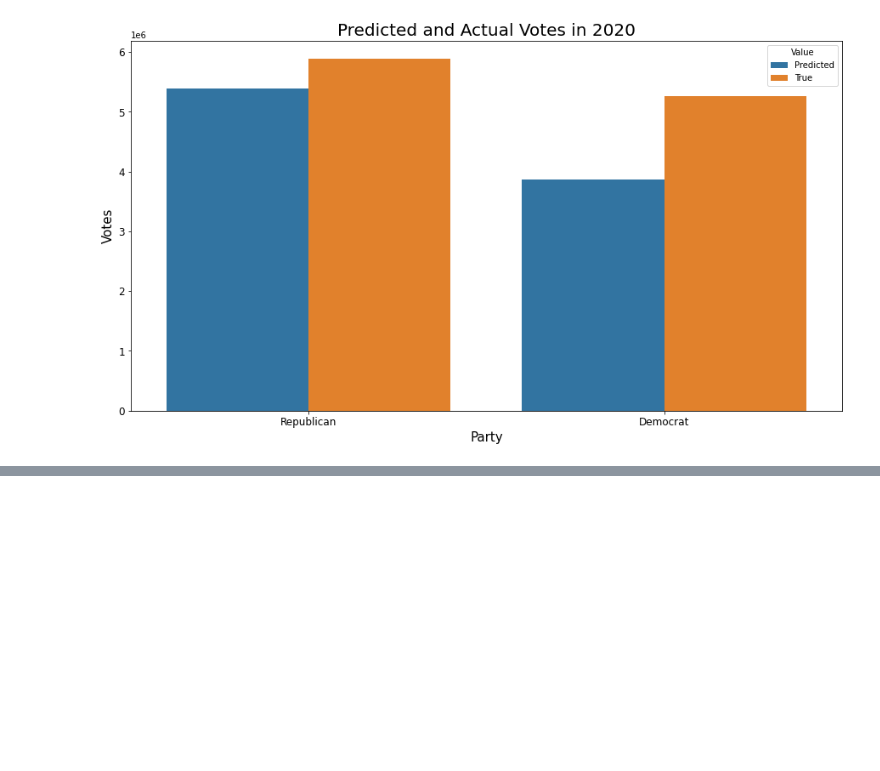
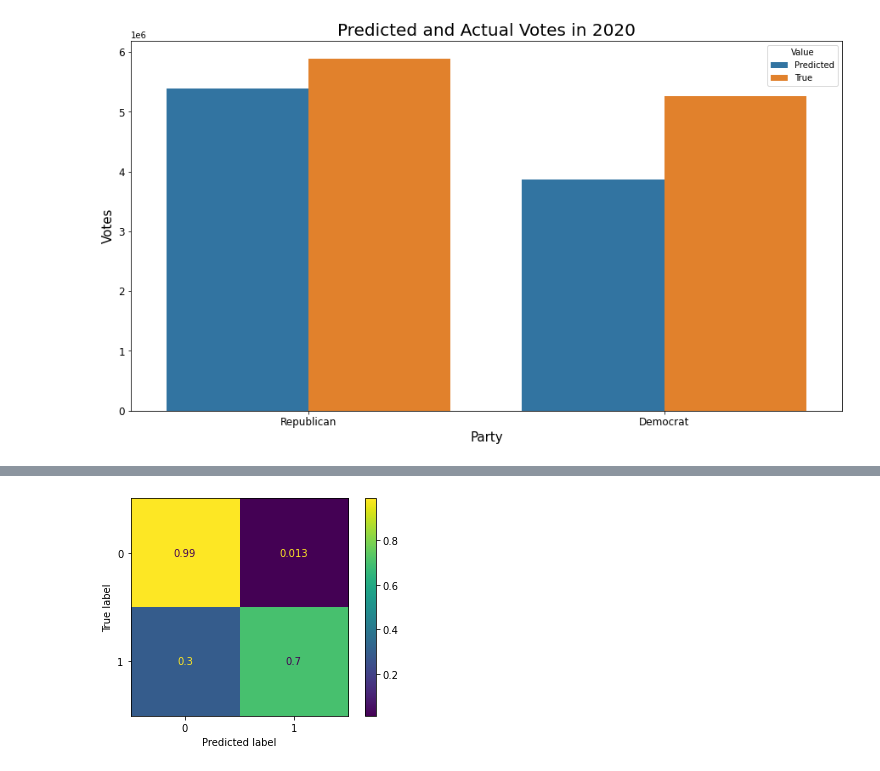
Before and after one commit to yae-sushi/Texas-General-Election-Preds, a Jupyter notebook: Modeling.ipynb, the cells around one changed output, grey strips where cells are left out. Cells and saved outputs as stored; diff of their text form; code cells hidden in the pictures; blank space fills up the shorter version.

```diff
--- a/Modeling.ipynb
+++ b/Modeling.ipynb
@@ -320,0 +422,4 @@ plt.title('Predicted and Actual Votes in 2020', fontsize = 20);
+# %%
+class_metrics(X_2016, '2016_rep_vote_counte', '2016_dem_vote_count')
+# %% [output]
+[figure, added]
```
Also changed, not shown: parts of 27 cells of this notebook, 2 other files.
